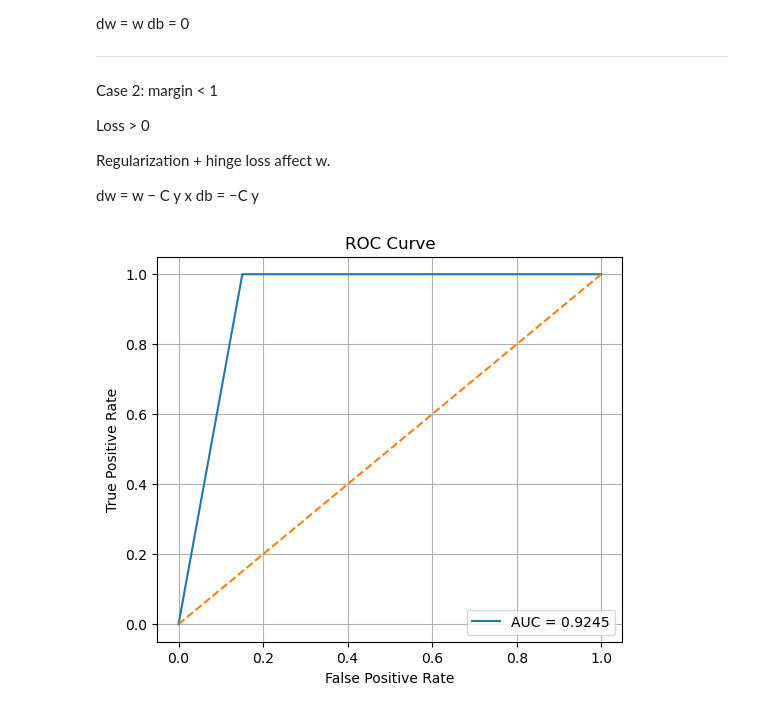
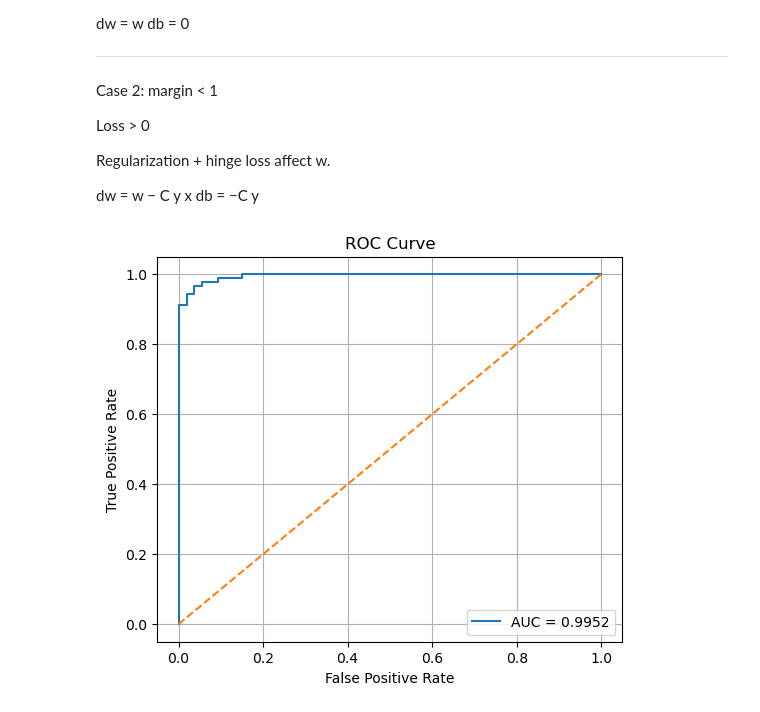
Before and after one commit to YashWaghmare2206/AI-ML, a Jupyter notebook: 04_Machine Learning Foundations/Machine Learning Models/03_Support_Vector_Machines/SVM/05_Scratch Implementation.ipynb, the cells around one changed output. Saved outputs shown, nothing was run; the diff lists cells and outputs as text; code cells hidden in the pictures.

```diff
--- a/04_Machine Learning Foundations/Machine Learning Models/03_Support_Vector_Machines/SVM/05_Scratch Implementation.ipynb
+++ b/04_Machine Learning Foundations/Machine Learning Models/03_Support_Vector_Machines/SVM/05_Scratch Implementation.ipynb
@@ -79,6 +79,10 @@ class SVM:
     def predict(self , X_test):
         pred = X_test @ self.w + self.b
         return np.where(pred >= 0, 1, 0) # The decision score is almost never exactly -1.
+
+    def decision_func(self , X_test):
+        pred = X_test @ self.w + self.b
+        return pred
 # %%
 raw = load_breast_cancer(as_frame=True)
 df = raw.frame
@@ -146,25 +150,25 @@ db = −C y
 # %%
 from sklearn.metrics import roc_curve, auc
 import matplotlib.pyplot as plt
 
 # Decision scores
-y_score = model.predict(X_test)
+y_score =  model.decision_func(X_test)
 
 # ROC Curve
 fpr, tpr, thresholds = roc_curve(y_test, y_score)
 
 # AUC
 roc_auc = auc(fpr, tpr)
 
 # Plot
 plt.figure(figsize=(6,5))
 plt.plot(fpr, tpr, label=f"AUC = {roc_auc:.4f}")
 plt.plot([0, 1], [0, 1], linestyle='--')
 plt.xlabel("False Positive Rate")
 plt.ylabel("True Positive Rate")
 plt.title("ROC Curve")
 plt.legend()
 plt.grid(True)
 plt.show()
 # %% [output]
-[figure, old version]
+[figure, new version]
```
Also changed, not shown: parts of 1 cell of this notebook, 18 other files.
